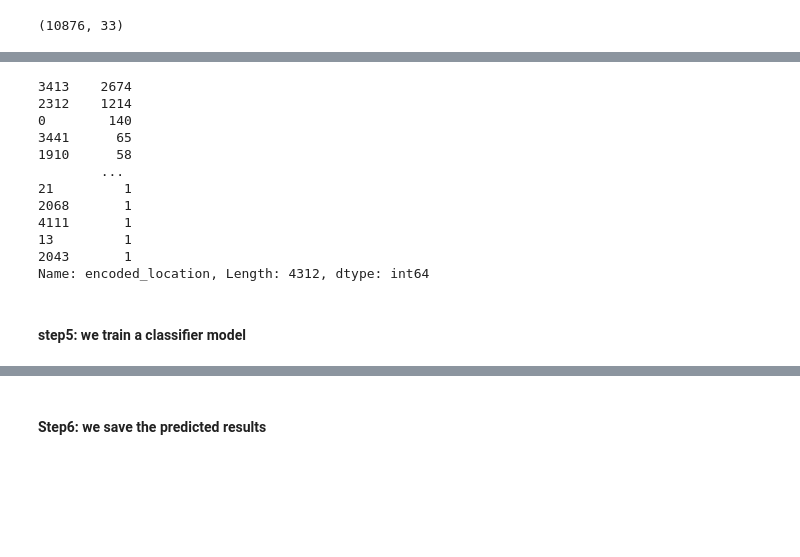
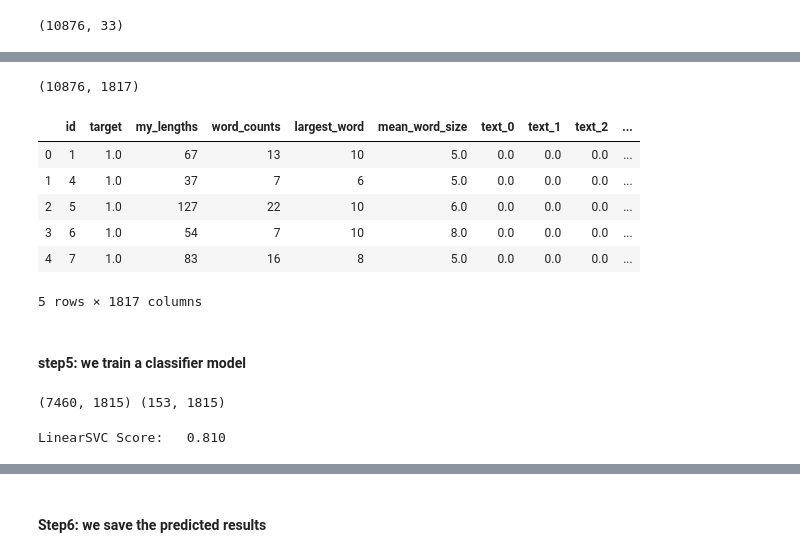
Before and after one commit to JeanMILPIED/Disaster_tweets_kaggle, a Jupyter notebook: my_NLP_disaster_book.ipynb, the cells around one changed output, grey strips where cells are left out. Cells and saved outputs as stored; diff of their text form; code cells hidden in the pictures; blank space fills up the shorter version.

Commit message:
bug solved and prediction score improved (Lemming)

```diff
--- a/my_NLP_disaster_book.ipynb
+++ b/my_NLP_disaster_book.ipynb
@@ -272,6 +387,6 @@ for my_text_index in range(tfidf_text.shape[1]):
     my_column_text.append('text_'+str(my_text_index))
 # %%
-my_column=['id','target']+my_column_kw+my_column_text+['encoded_location']
+my_column=['id','target','my_lengths','word_counts','largest_word','mean_word_size']+my_column_text
 # %%
 len(my_column)
 # %% [output]
@@ -279,5 +394,5 @@ len(my_column)
 # %%
 # we remove the text, location and keyword columns from the train and test databases and replace by the tfidf columns
 
-my_new_data_all = pd.concat([my_data_all_clean,tfidf_keyword], axis=1)
-my_new_data_all = pd.concat([my_new_data_all,tfidf_text], axis=1, join='inner')
+my_new_data_all = pd.concat([my_data_all_clean,tfidf_text], axis=1)
+#my_new_data_all = pd.concat([my_new_data_all,tfidf_text], axis=1, join='inner')
@@ -284,4 +413,4 @@ my_new_data_all = pd.concat([my_new_data_all,tfidf_text], axis=1, join='inner')
 # %%
 # we add a lebellized location column
-my_new_data_all['encoded_location']=my_new_data_all['location'].astype('category').cat.codes
+#my_new_data_all['encoded_location']=my_new_data_all['location'].astype('category').cat.codes
 # my_new_data_all=my_new_data_all.drop('keyword', axis=1)
@@ -288,29 +428,45 @@ my_new_data_all['encoded_location']=my_new_data_all['location'].astype('category
 # %%
-my_new_data_all=my_new_data_all.drop(['new_kw','location','new_text'], axis=1)
+my_new_data_all=my_new_data_all.drop(['index','new_kw','location','new_text'], axis=1)
+# %%
+my_new_data_all.shape
+# %% [output]
+(10876, 1817)
 # %%
 #we set the new columns to the my_new_data_all
 my_new_data_all.columns=my_column
 # %%
-my_new_data_all['encoded_location'].value_counts()
+#my_new_data_all['encoded_location'].value_counts()
-# %% [output]
-3413    2674
-2312    1214
-0        140
-3441      65
-1910      58
-        ...
-21         1
-2068       1
-4111       1
-13         1
-2043       1
-Name: encoded_location, Length: 4312, dtype: int64
+# %%
+my_new_data_all.head()
+# %% [output]
+|  | id | target | my_lengths | word_counts | largest_word | mean_word_size | text_0 | text_1 | text_2 | ... |
+| 0 | 1 | 1.0 | 67 | 13 | 10 | 5.0 | 0.0 | 0.0 | 0.0 | ... |
+| 1 | 4 | 1.0 | 37 | 7 | 6 | 5.0 | 0.0 | 0.0 | 0.0 | ... |
+| 2 | 5 | 1.0 | 127 | 22 | 10 | 6.0 | 0.0 | 0.0 | 0.0 | ... |
+| 3 | 6 | 1.0 | 54 | 7 | 10 | 8.0 | 0.0 | 0.0 | 0.0 | ... |
+| 4 | 7 | 1.0 | 83 | 16 | 8 | 5.0 | 0.0 | 0.0 | 0.0 | ... |
+5 rows × 1817 columns
 # %% [markdown]
 #### step5: we train a classifier model
 # %%
 # first we split the train database into some train and test points with split function
 my_new_train_data=my_new_data_all.dropna(axis=0, subset=['target'])
 my_y=my_new_train_data['target']
-my_X=my_new_train_data.drop(['id','target','encoded_location'], axis=1)
-X_train, X_test, y_train, y_test = train_test_split(my_X,my_y, random_state=49,test_size=.33)
+my_X=my_new_train_data.drop(['id','target'], axis=1)
+scaler = MinMaxScaler()
+X_scale=scaler.fit_transform(my_X.values)
+X_train, X_test, y_train, y_test = train_test_split(X_scale,my_y, random_state=51,test_size=.02)
+print(X_train.shape, X_test.shape)
+# %% [output]
+(7460, 1815) (153, 1815)
+# %%
+# then, we create a LinearSVM model
+tfidf_tweet_svc = LinearSVC(penalty='l2', dual=False, max_iter=20000, tol=0.00001, C=0.07).fit(X_train,y_train)
+# we run predict on the X_test to get predictions
+tfidf_tweet_svc_pred = tfidf_tweet_svc.predict(X_test)
+# we Calculate accuracy using the metrics module
+tfidf_tweet_svc_score = metrics.accuracy_score(y_test,tfidf_tweet_svc_pred)
+print("LinearSVC Score:   %0.3f" % tfidf_tweet_svc_score)
+# %% [output]
+LinearSVC Score:   0.810
 # %%
```
Also changed, not shown: parts of 41 cells of this notebook.
